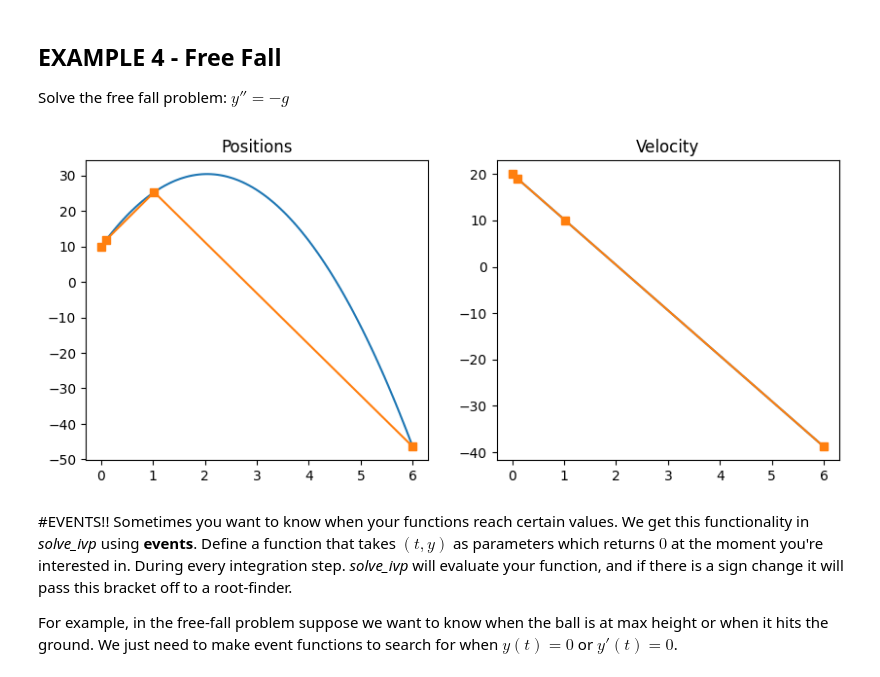
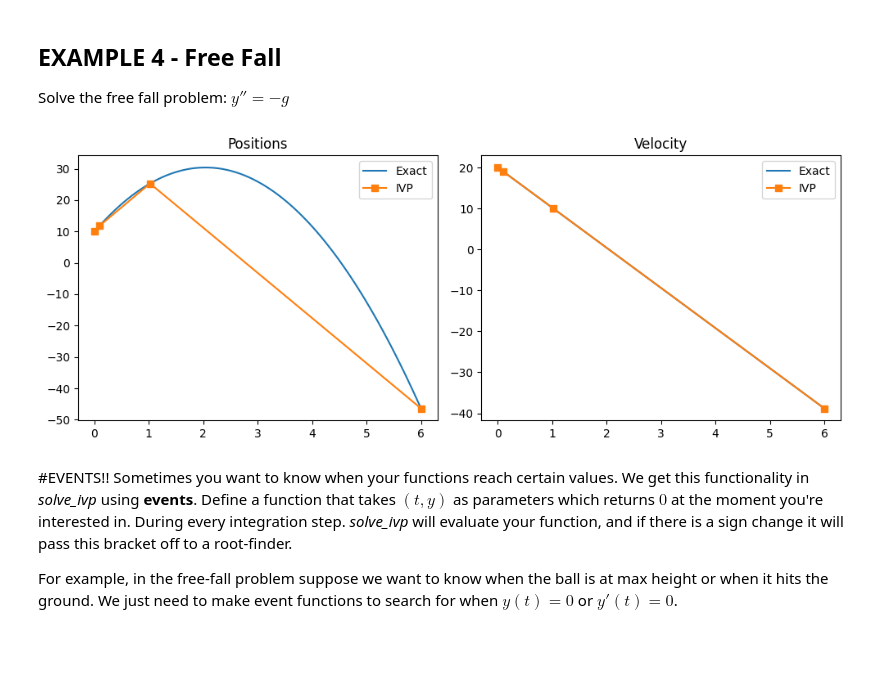
Before and after one commit to mdaugherity/Numerical2024, a Jupyter notebook: ode/Week_9_solveivp.ipynb, the cells around one changed output. Cells and saved outputs as stored; diff of their text form; code cells hidden in the pictures; blank space fills up the shorter version.

```diff
--- a/ode/Week_9_solveivp.ipynb
+++ b/ode/Week_9_solveivp.ipynb
@@ -211,31 +233,22 @@ With the t_eval trick
 # %%
-# PRED-PREY
-# p1 = prey population, p2 = predator population
-a1 = 2.0; a2 = 0.0002; # growth rates
-d1 = 0.02; d2 = 0.8; # death rates
-
-def yprime(t,yvec):
-  y1 = yvec[0]  # define yvec=[y1,y2]
-  y2 = yvec[1]
-  return [a1*y1-d1*y1*y2,  a2*y1*y2 - d2*y2];
-
-TMAX = 30
-y0 = [5000, 100]
-t = np.linspace(0, TMAX, num=100)
-ivp = solve_ivp(yprime, [0,TMAX],y0, t_eval=t)
+ivp = solve_ivp(yprime, [0,TMAX],y0,dense_output=1)
 print(ivp.message)
 print('nfev = ',ivp.nfev)
-#t = ivp.t
-prey = ivp.y[0]
-pred = ivp.y[1]
 
+# Interpolate values for plots
+t = np.linspace(0, TMAX, num=100)
+yint = ivp.sol(t)
+prey_int = yint[0]
+pred_int = yint[1]
+
+# Plot
 plt.figure(figsize=(10,6))
 plt.subplot(2,1,1)
-plt.plot(t, prey,'.-',label='y')
+plt.plot(t, prey_int,'.-',label='y')
 plt.grid()
 plt.title('PREY')
 plt.subplot(2,1,2)
-plt.plot(t, pred,'r.-',label='y')
+plt.plot(t, pred_int,'r.-',label='y')
 plt.grid()
 plt.title('PREDATOR')
 plt.tight_layout()
@@ -257,35 +270,39 @@ Solve the free fall problem:  $y'' = -g$
 # %%
 def yprime(t,yvec): # yvec=[y, y']
   y = yvec[0]
   yp = yvec[1]
   return [yp, -9.8]  # returns [y', y'']
 
 tf = 6
 y0 = 10
 v0 = 20
-sol = solve_ivp(yprime, [0,tf],[y0, v0]   )
-t_ivp = sol.t
-y_ivp = sol.y[0]
-v_ivp = sol.y[1]
+ivp = solve_ivp(yprime, [0,tf],[y0, v0]   )
+t_ivp = ivp.t
+y_ivp = ivp.y[0]
+v_ivp = ivp.y[1]
 
 # Exact solution
 t = np.linspace(0, tf, 100)
 y = y0 + v0*t - 0.5*9.8*t**2
 v = v0 -9.8*t
 
 plt.figure(figsize=(10,4))
 plt.subplot(1,2,1)
-plt.plot(t,y,'-')
+plt.plot(t,y,'-',label='Exact')
 plt.plot(t_ivp,y_ivp,'s-',label='IVP')
 plt.title('Positions')
+plt.legend()
 
 plt.subplot(1,2,2)
-plt.plot(t,v,'-')
+plt.plot(t,v,'-',label='Exact')
 plt.plot(t_ivp,v_ivp,'s-',label='IVP')
 plt.title('Velocity')
+plt.legend()
+
+plt.tight_layout()
 plt.show()
 # %% [output]
-[figure, old version]
+[figure, new version]
 # %% [markdown]
 #EVENTS!!
 Sometimes you want to know when your functions reach certain values.  We get this functionality in *solve_ivp* using **events**.  Define a function that takes $(t,y)$ as parameters which returns $0$ at the moment you're interested in.  During every integration step. *solve_ivp* will evaluate your function, and if there is a sign change it will pass this bracket off to a root-finder.
```
Also changed, not shown: parts of 20 cells of this notebook.
